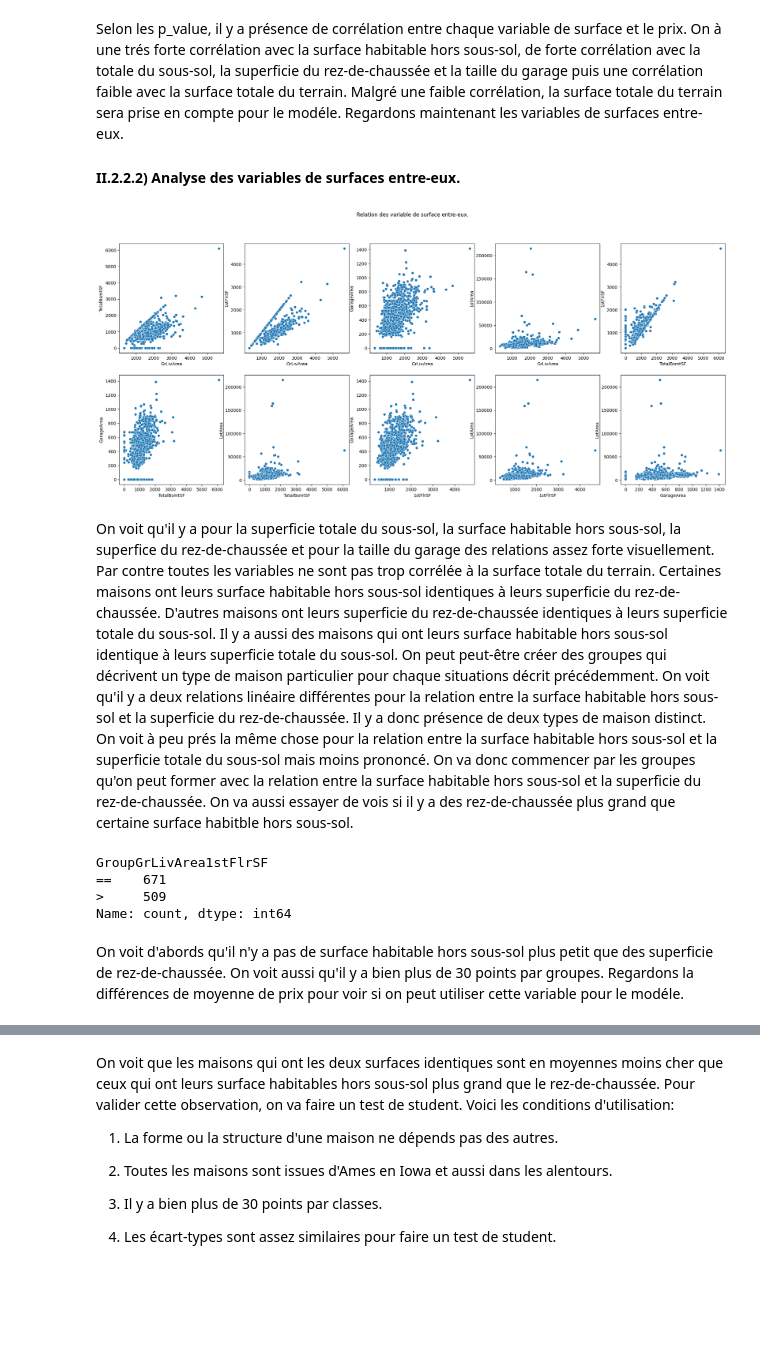
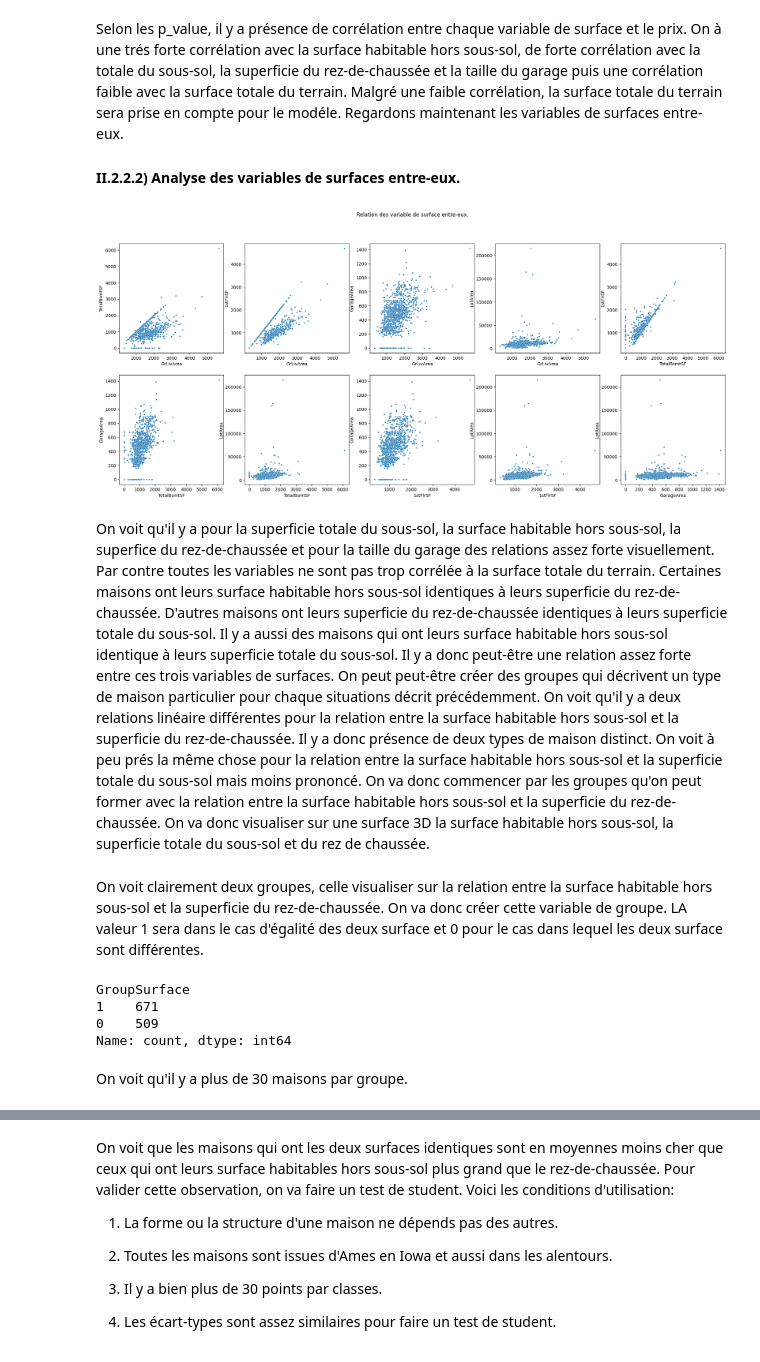
Before and after one commit to fmazur57u/Prediction_prix_immobilier, a Jupyter notebook: projet_prix_immobilier.ipynb, the cells around one changed output, grey strips where cells are left out. Drawn from its saved outputs; the diff is of its cells as text; code cells hidden in the pictures; blank space fills up the shorter version.

```diff
--- a/projet_prix_immobilier.ipynb
+++ b/projet_prix_immobilier.ipynb
@@ -217,19 +217,19 @@ Selon les p_value, il y a présence de corrélation entre chaque variable de sur
 # %%
 fig, ax = plt.subplots(2, 5)
 fig.set_size_inches(25, 10)
 plt.suptitle("Relation des variable de surface entre-eux.")
-sns.scatterplot(data=train_set, x="GrLivArea", y="TotalBsmtSF", ax=ax[0, 0])
-sns.scatterplot(data=train_set, x="GrLivArea", y="1stFlrSF", ax=ax[0, 1])
-sns.scatterplot(data=train_set, x="GrLivArea", y="GarageArea", ax=ax[0, 2])
-sns.scatterplot(data=train_set, x="GrLivArea", y="LotArea", ax=ax[0, 3])
-sns.scatterplot(data=train_set, x="TotalBsmtSF", y="1stFlrSF", ax=ax[0, 4])
-sns.scatterplot(data=train_set, x="TotalBsmtSF", y="GarageArea", ax=ax[1, 0])
-sns.scatterplot(data=train_set, x="TotalBsmtSF", y="LotArea", ax=ax[1, 1])
-sns.scatterplot(data=train_set, x="1stFlrSF", y="GarageArea", ax=ax[1, 2])
-sns.scatterplot(data=train_set, x="1stFlrSF", y="LotArea", ax=ax[1, 3])
-sns.scatterplot(data=train_set, x="GarageArea", y="LotArea", ax=ax[1, 4])
+sns.scatterplot(data=train_set, x="GrLivArea", y="TotalBsmtSF", s=10, ax=ax[0, 0])
+sns.scatterplot(data=train_set, x="GrLivArea", y="1stFlrSF", s=10, ax=ax[0, 1])
+sns.scatterplot(data=train_set, x="GrLivArea", y="GarageArea", s=10, ax=ax[0, 2])
+sns.scatterplot(data=train_set, x="GrLivArea", y="LotArea", s=10, ax=ax[0, 3])
+sns.scatterplot(data=train_set, x="TotalBsmtSF", y="1stFlrSF", s=10, ax=ax[0, 4])
+sns.scatterplot(data=train_set, x="TotalBsmtSF", y="GarageArea", s=10, ax=ax[1, 0])
+sns.scatterplot(data=train_set, x="TotalBsmtSF", y="LotArea", s=10, ax=ax[1, 1])
+sns.scatterplot(data=train_set, x="1stFlrSF", y="GarageArea", s=10, ax=ax[1, 2])
+sns.scatterplot(data=train_set, x="1stFlrSF", y="LotArea", s=10, ax=ax[1, 3])
+sns.scatterplot(data=train_set, x="GarageArea", y="LotArea", s=10, ax=ax[1, 4])
 plt.show()
 # %% [output]
-[figure, old version]
+[figure, new version]
 # %% [markdown]
-On voit qu'il y a pour la superficie totale du sous-sol, la surface habitable hors sous-sol, la superfice du rez-de-chaussée et pour la taille du garage des relations assez forte visuellement. Par contre toutes les variables ne sont pas trop corrélée à la surface totale du terrain. Certaines maisons ont leurs surface habitable hors sous-sol identiques à leurs superficie du rez-de-chaussée. D'autres maisons ont leurs superficie du rez-de-chaussée identiques à leurs superficie totale du sous-sol. Il y a aussi des maisons qui ont leurs surface habitable hors sous-sol identique à leurs superficie totale du sous-sol. On peut peut-être créer des groupes qui décrivent un type de maison particulier pour chaque situations décrit précédemment. On voit qu'il y a deux relations linéaire différentes pour la relation entre la surface habitable hors sous-sol et la superficie du rez-de-chaussée. Il y a donc présence de deux types de maison distinct. On voit à peu prés la même chose pour la relation entre la surface habitable hors sous-sol et la superficie totale du sous-sol mais moins prononcé. On va donc commencer par les groupes qu'on peut former avec la relation entre la surface habitable hors sous-sol et la superficie du rez-de-chaussée. On va aussi essayer de vois si il y a des rez-de-chaussée plus grand que certaine surface habitble hors sous-sol.
+On voit qu'il y a pour la superficie totale du sous-sol, la surface habitable hors sous-sol, la superfice du rez-de-chaussée et pour la taille du garage des relations assez forte visuellement. Par contre toutes les variables ne sont pas trop corrélée à la surface totale du terrain. Certaines maisons ont leurs surface habitable hors sous-sol identiques à leurs superficie du rez-de-chaussée. D'autres maisons ont leurs superficie du rez-de-chaussée identiques à leurs superficie totale du sous-sol. Il y a aussi des maisons qui ont leurs surface habitable hors sous-sol identique à leurs superficie totale du sous-sol. Il y a donc peut-être une relation assez forte entre ces trois variables de surfaces. On peut peut-être créer des groupes qui décrivent un type de maison particulier pour chaque situations décrit précédemment. On voit qu'il y a deux relations linéaire différentes pour la relation entre la surface habitable hors sous-sol et la superficie du rez-de-chaussée. Il y a donc présence de deux types de maison distinct. On voit à peu prés la même chose pour la relation entre la surface habitable hors sous-sol et la superficie totale du sous-sol mais moins prononcé. On va donc commencer par les groupes qu'on peut former avec la relation entre la surface habitable hors sous-sol et la superficie du rez-de-chaussée. On va donc visualiser sur une surface 3D la surface habitable hors sous-sol, la superficie totale du sous-sol et du rez de chaussée.
@@ -236,22 +245,19 @@ On voit qu'il y a pour la superficie totale du sous-sol, la surface habitable ho
+# %% [markdown]
+On voit clairement deux groupes, celle visualiser sur la relation entre la surface habitable hors sous-sol et la superficie du rez-de-chaussée. On va donc créer cette variable de groupe. LA valeur 1 sera dans le cas d'égalité des deux surface et 0 pour le cas dans lequel les deux surface sont différentes.
 # %%
 analyse_set = train_set.copy()
 
-condition_list = [
-    analyse_set["GrLivArea"] == analyse_set["1stFlrSF"],
-    analyse_set["GrLivArea"] < analyse_set["1stFlrSF"],
-]
+condition_list = [analyse_set["GrLivArea"] == analyse_set["1stFlrSF"]]
 
-choice_list = ["==", "<"]
+choice_list = [1]
 
-analyse_set["GroupGrLivArea1stFlrSF"] = np.select(
-    condition_list, choice_list, default=">"
-)
-analyse_set["GroupGrLivArea1stFlrSF"].value_counts()
+analyse_set["GroupSurface"] = np.select(condition_list, choice_list, default=0)
+analyse_set["GroupSurface"].value_counts()
 # %% [output]
-GroupGrLivArea1stFlrSF
-==    671
->     509
+GroupSurface
+1    671
+0    509
 Name: count, dtype: int64
-# %% [markdown]
-On voit d'abords qu'il n'y a pas de surface habitable hors sous-sol plus petit que des superficie de rez-de-chaussée. On voit aussi qu'il y a bien plus de 30 points par groupes. Regardons la différences de moyenne de prix pour voir si on peut utiliser cette variable pour le modéle.
+# %% [markdown]
+On voit qu'il y a plus de 30 maisons par groupe.
 # %%
```
Also changed, not shown: parts of 110 cells of this notebook, 2 other files.
